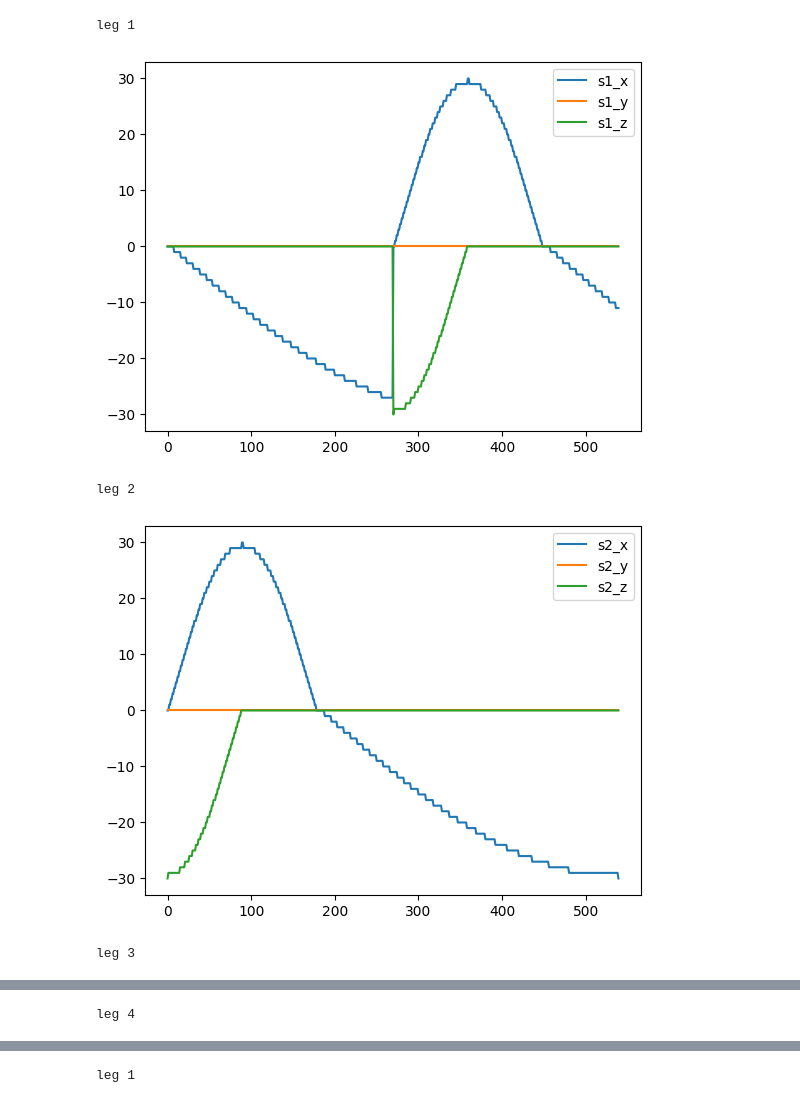
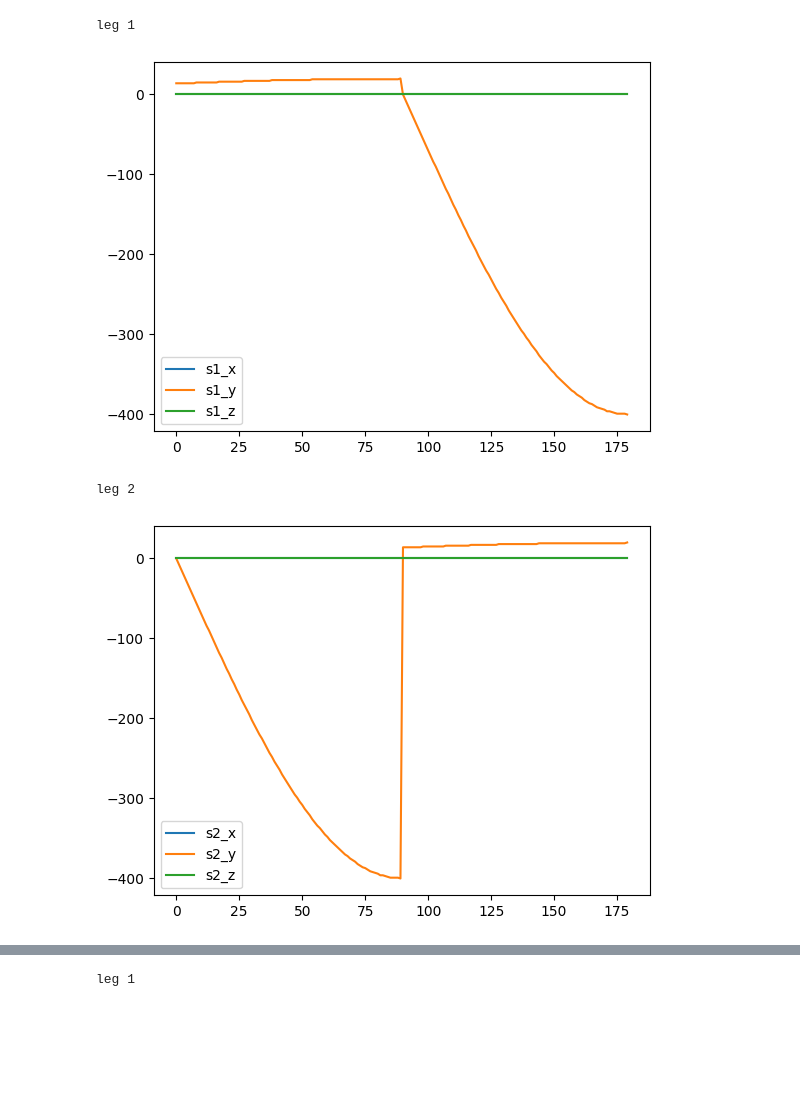
Before and after one commit to kevywilly/vega, a Jupyter notebook: notebooks/gaits.ipynb, the cells around one changed output, grey strips where cells are left out. Saved outputs shown, nothing was run; the diff lists cells and outputs as text; code cells hidden in the pictures; blank space fills up the shorter version.

```diff
--- a/notebooks/gaits.ipynb
+++ b/notebooks/gaits.ipynb
@@ -3,9 +3,8 @@ from src.motion.gaits.walk import Walk
 # %%
-gait = Walk(stride=60, clearance=30, step_size=1)
+gait = Sidestep(stride=20, clearance=30, step_size=1)
 gait.plotit()
 # %% [output]
 leg 1
-[figure, old version]
+[figure, new version]
 leg 2
-[figure, old version]
+[figure, new version]
-leg 3
@@ -13 +10,0 @@ leg 3
-leg 4
```
Also changed, not shown: parts of 2 cells of this notebook, 1 other file.
